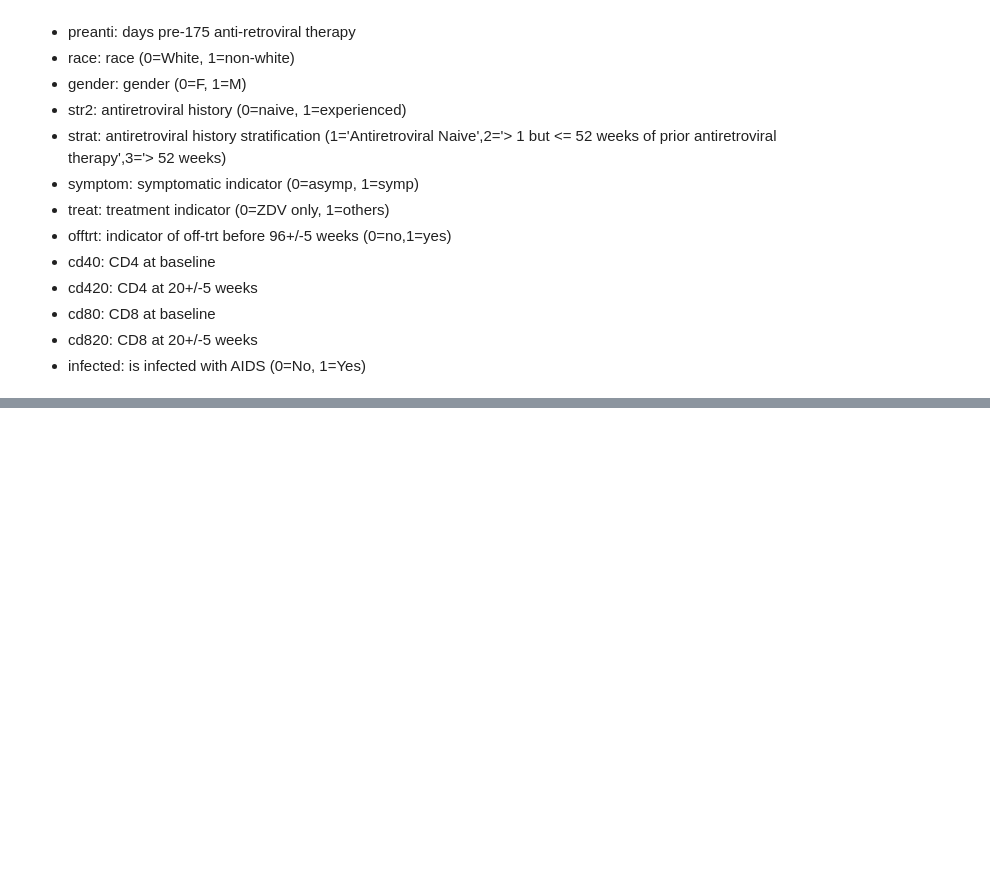
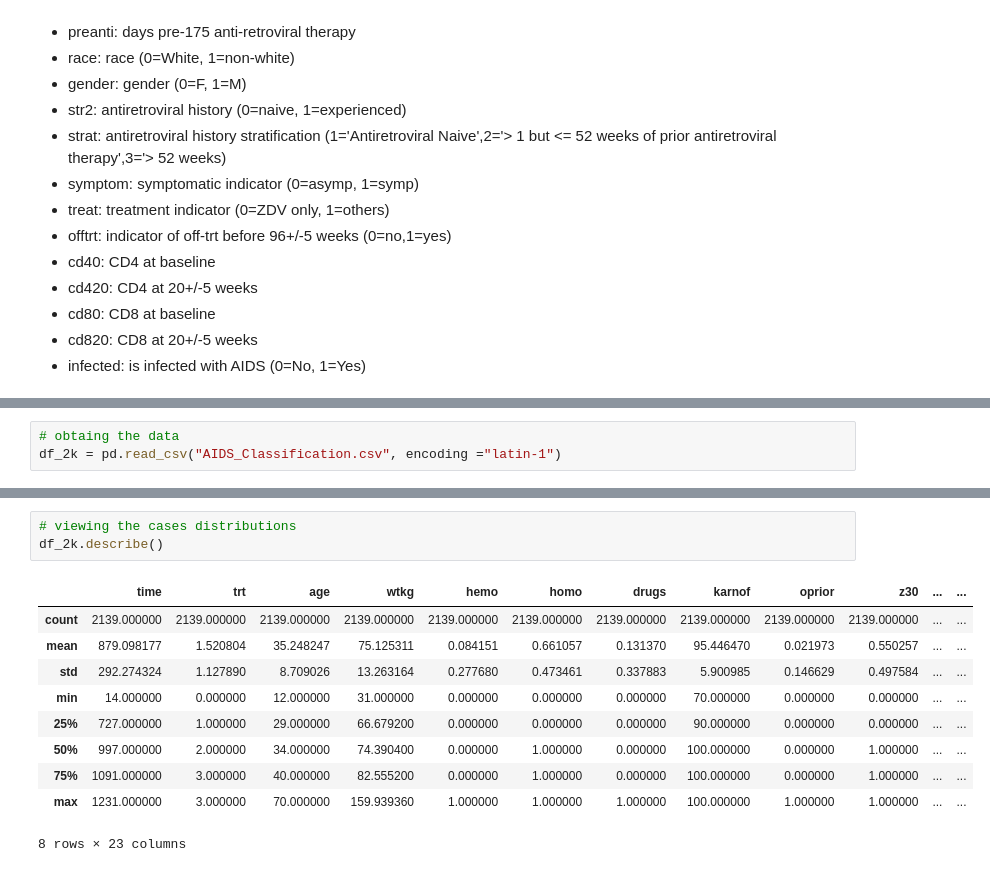
Before and after one commit to mohammedradman1/Data_analytics, a Jupyter notebook: ZeroR Classifier.ipynb, the cells around one changed output, grey strips where cells are left out. Saved outputs shown, nothing was run; the diff lists cells and outputs as text; blank space fills up the shorter version.

```diff
--- a/ZeroR Classifier.ipynb
+++ b/ZeroR Classifier.ipynb
@@ -76,0 +86,3 @@ We will apply the ZeroR Classifier upon the four datasets.
+# %%
+# obtaing the data
+df_2k = pd.read_csv("AIDS_Classification.csv", encoding ="latin-1")
@@ -76,0 +100,14 @@ We will apply the ZeroR Classifier upon the four datasets.
+# %%
+# viewing the cases distributions
+df_2k.describe()
+# %% [output]
+|  | time | trt | age | wtkg | hemo | homo | drugs | karnof | oprior | z30 | ... | ... |
+| count | 2139.000000 | 2139.000000 | 2139.000000 | 2139.000000 | 2139.000000 | 2139.000000 | 2139.000000 | 2139.000000 | 2139.000000 | 2139.000000 | ... | ... |
+| mean | 879.098177 | 1.520804 | 35.248247 | 75.125311 | 0.084151 | 0.661057 | 0.131370 | 95.446470 | 0.021973 | 0.550257 | ... | ... |
+| std | 292.274324 | 1.127890 | 8.709026 | 13.263164 | 0.277680 | 0.473461 | 0.337883 | 5.900985 | 0.146629 | 0.497584 | ... | ... |
+| min | 14.000000 | 0.000000 | 12.000000 | 31.000000 | 0.000000 | 0.000000 | 0.000000 | 70.000000 | 0.000000 | 0.000000 | ... | ... |
+| 25% | 727.000000 | 1.000000 | 29.000000 | 66.679200 | 0.000000 | 0.000000 | 0.000000 | 90.000000 | 0.000000 | 0.000000 | ... | ... |
+| 50% | 997.000000 | 2.000000 | 34.000000 | 74.390400 | 0.000000 | 1.000000 | 0.000000 | 100.000000 | 0.000000 | 1.000000 | ... | ... |
+| 75% | 1091.000000 | 3.000000 | 40.000000 | 82.555200 | 0.000000 | 1.000000 | 0.000000 | 100.000000 | 0.000000 | 1.000000 | ... | ... |
+| max | 1231.000000 | 3.000000 | 70.000000 | 159.939360 | 1.000000 | 1.000000 | 1.000000 | 100.000000 | 1.000000 | 1.000000 | ... | ... |
+8 rows × 23 columns
```
Also changed, not shown: parts of 11 cells of this notebook.
